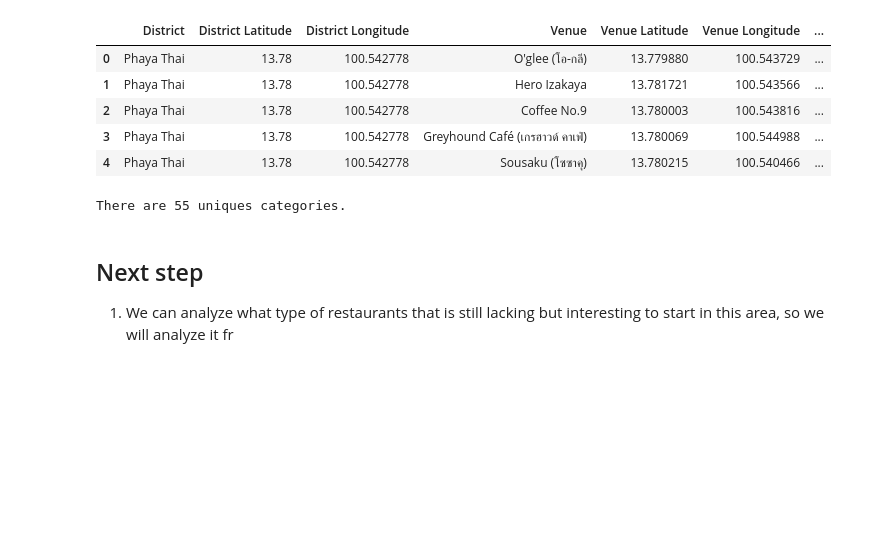
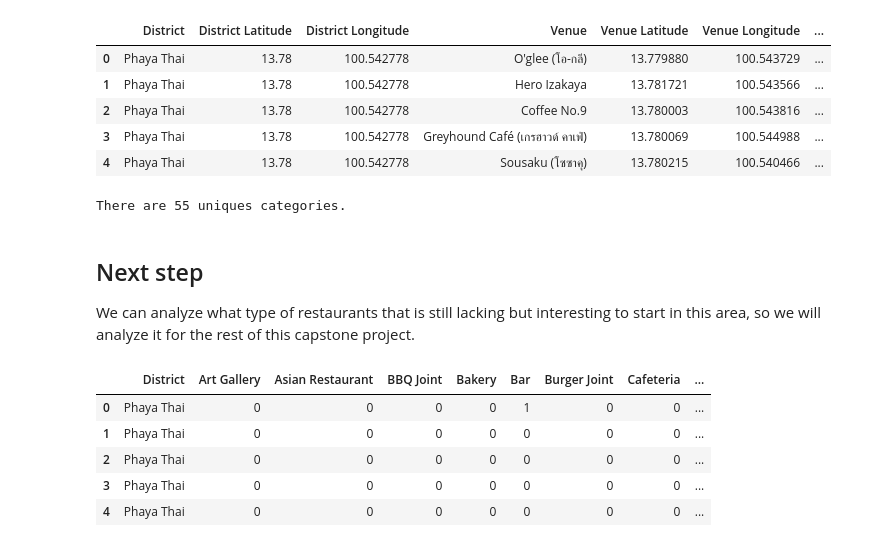
Before and after one commit to tawitsang/Coursera_Capstone, a Jupyter notebook: Capstone_Bangkok.ipynb, the cells around one changed output. Saved outputs shown, nothing was run; the diff lists cells and outputs as text; code cells hidden in the pictures; blank space fills up the shorter version.

```diff
--- a/Capstone_Bangkok.ipynb
+++ b/Capstone_Bangkok.ipynb
@@ -320,4 +320,23 @@ There are 55 uniques categories.
 # %% [markdown]
 ## Next step
 
-1. We can analyze what type of restaurants that is still lacking but interesting to start in this area, so we will analyze it fr
+We can analyze what type of restaurants that is still lacking but interesting to start in this area, so we will analyze it for the rest of this capstone project.
+# %%
+# one hot encoding
+bkk_onehot = pd.get_dummies(bkk_venues[['Venue Category']], prefix="", prefix_sep="")
+
+# add district column back to dataframe
+bkk_onehot['District'] = bkk_venues['District']
+
+# move distrcit column to the first column
+fixed_columns = [bkk_onehot.columns[-1]] + list(bkk_onehot.columns[:-1])
+bkk_onehot = bkk_onehot[fixed_columns]
+
+bkk_onehot.head()
+# %% [output]
+|  | District | Art Gallery | Asian Restaurant | BBQ Joint | Bakery | Bar | Burger Joint | Cafeteria | ... |
+| 0 | Phaya Thai | 0 | 0 | 0 | 0 | 1 | 0 | 0 | ... |
+| 1 | Phaya Thai | 0 | 0 | 0 | 0 | 0 | 0 | 0 | ... |
+| 2 | Phaya Thai | 0 | 0 | 0 | 0 | 0 | 0 | 0 | ... |
+| 3 | Phaya Thai | 0 | 0 | 0 | 0 | 0 | 0 | 0 | ... |
+| 4 | Phaya Thai | 0 | 0 | 0 | 0 | 0 | 0 | 0 | ... |
```
Also changed, not shown: parts of 9 cells of this notebook.
